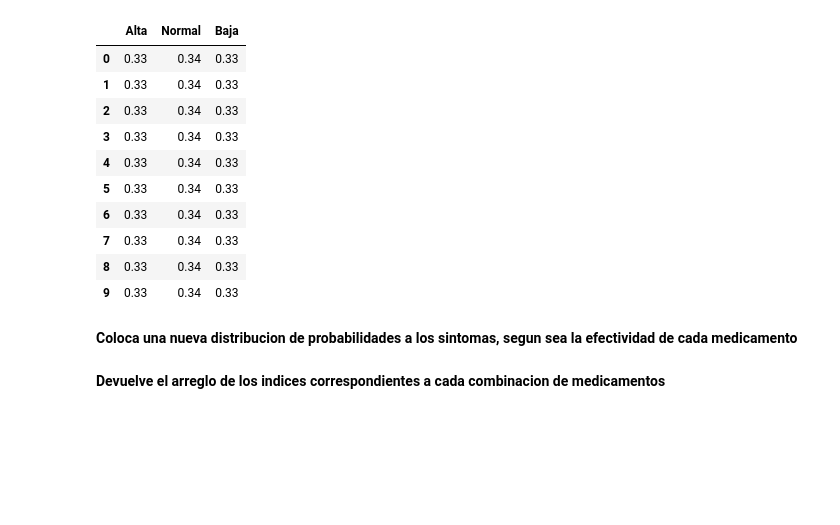
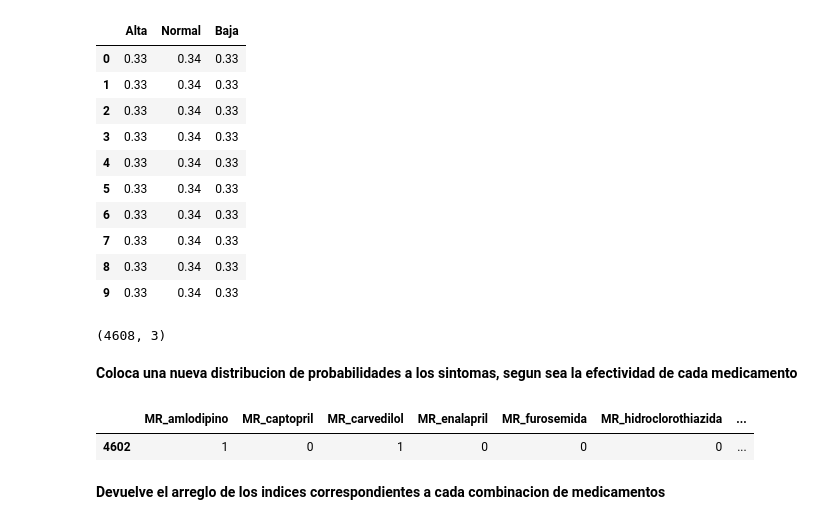
Before and after one commit to louMon/MedGeriatricThesis, a Jupyter notebook: Modelamiento Medicamentos - Patologias.ipynb, the cells around one changed output. Drawn from its saved outputs; the diff is of its cells as text; code cells hidden in the pictures; blank space fills up the shorter version.

```diff
--- a/Modelamiento Medicamentos - Patologias.ipynb
+++ b/Modelamiento Medicamentos - Patologias.ipynb
@@ -237,6 +227,10 @@ df_presion_arterial.head(10)
 | 7 | 0.33 | 0.34 | 0.33 |
 | 8 | 0.33 | 0.34 | 0.33 |
 | 9 | 0.33 | 0.34 | 0.33 |
+# %%
+df_presion_arterial.shape
+# %% [output]
+(4608, 3)
 # %% [markdown]
 <b>Coloca una nueva distribucion de probabilidades a los sintomas, segun sea la efectividad de cada medicamento</b>
 # %%
@@ -284,6 +278,20 @@ EF_verapamilo = df_ANT_presion_arterial.query('MR_amlodipino==0 & MR_captopril==
                                       'MR_enalapril==0 & MR_furosemida==0 & MR_hidroclorothiazida==0 &'+
                                       'MR_losartan==0 & MR_metropolol==0 & MR_prazosin==0 & MR_propanolol==0 &'+
                                       'MR_verapamilo>0')
+# %%
+EF_amlodipino1_1 = df_ANT_presion_arterial.query('MR_amlodipino>0 & MR_captopril>0 & MR_carvedilol==0 & '+
+                                      'MR_enalapril==0 & MR_furosemida==0 & MR_hidroclorothiazida==0 &'+
+                                      'MR_losartan==0 & MR_metropolol==0 & MR_prazosin==0 & MR_propanolol==0 &'+
+                                      'MR_verapamilo==0')
+EF_amlodipino1_2 = df_ANT_presion_arterial.query('MR_amlodipino>0 & MR_captopril==0 & MR_carvedilol>0 & '+
+                                      'MR_enalapril==0 & MR_furosemida==0 & MR_hidroclorothiazida==0 &'+
+                                      'MR_losartan==0 & MR_metropolol==0 & MR_prazosin==0 & MR_propanolol==0 &'+
+                                      'MR_verapamilo==0')
+# %%
+EF_amlodipino1_2
+# %% [output]
+|  | MR_amlodipino | MR_captopril | MR_carvedilol | MR_enalapril | MR_furosemida | MR_hidroclorothiazida | ... |
+| 4602 | 1 | 0 | 1 | 0 | 0 | 0 | ... |
 # %% [markdown]
 <b>Devuelve el arreglo de los indices correspondientes a cada combinacion de medicamentos</b>
 # %%
```
Also changed, not shown: parts of 41 cells of this notebook, 1 other file.
